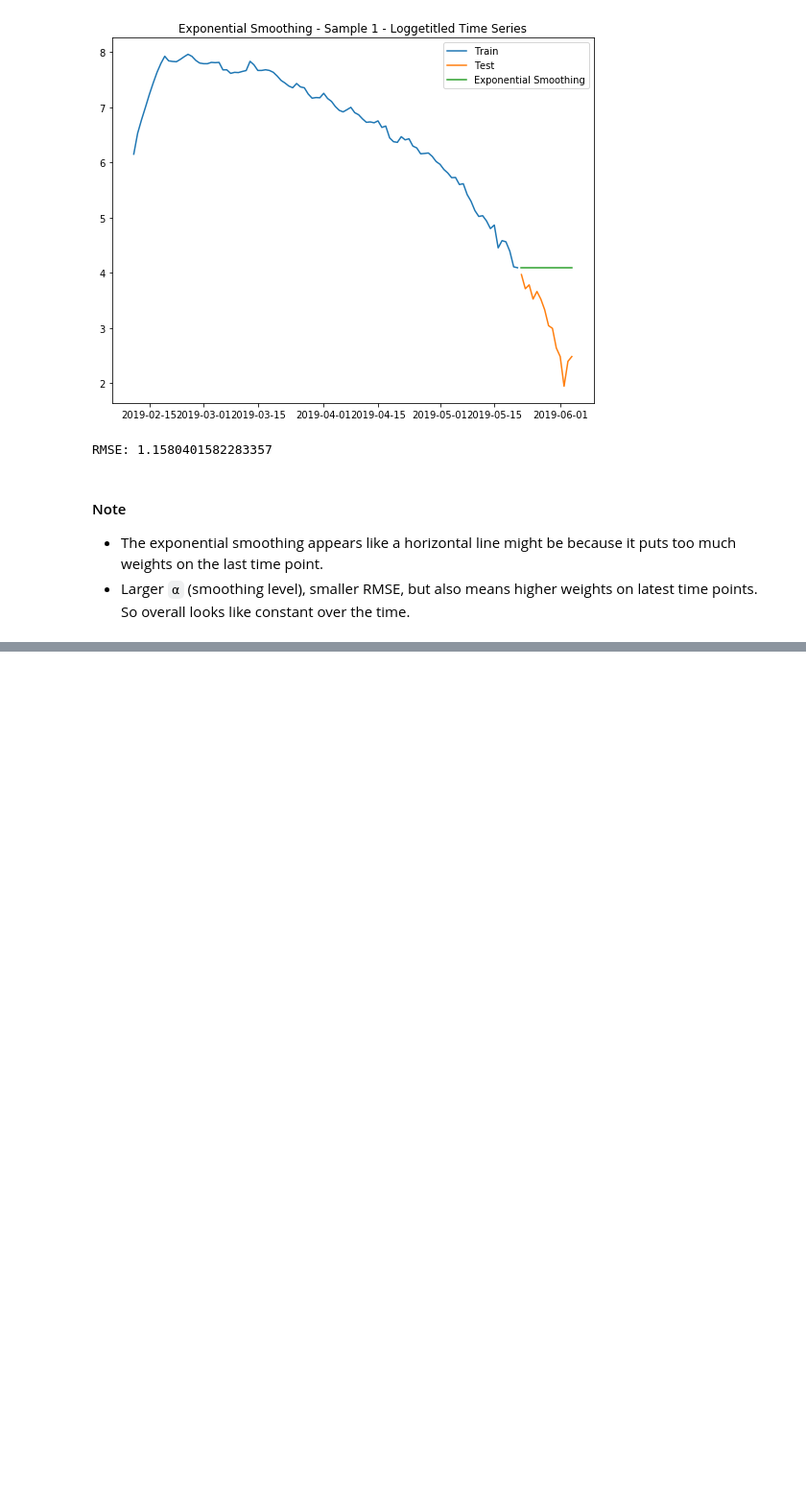
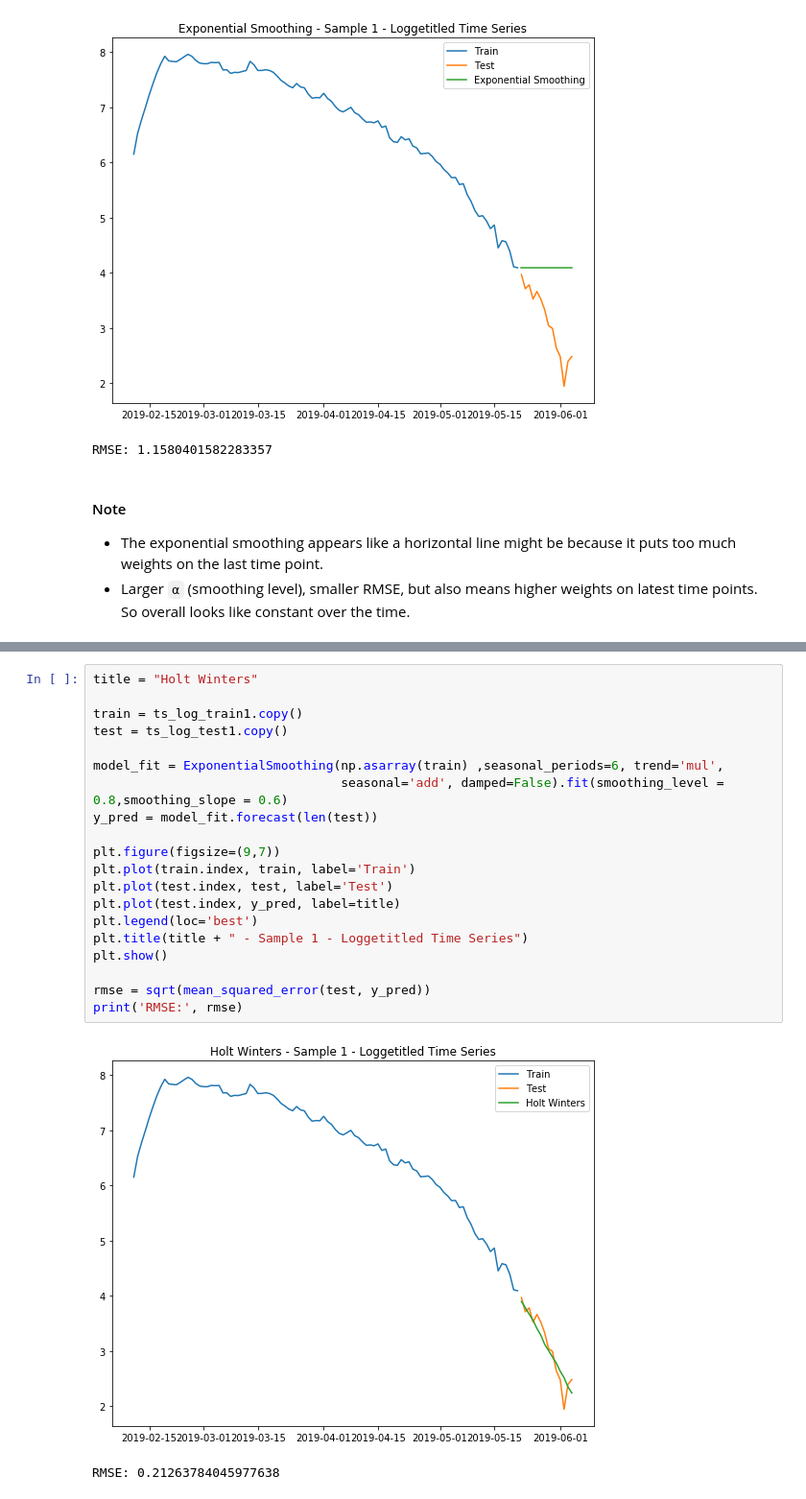
Before and after one commit to hanhanwu/Hanhan_Break_the_Limits, a Jupyter notebook: Bank_Fantasy/Golden_Bridge/forecast_experiemnts.ipynb, the cells around one changed output, grey strips where cells are left out. Shown at 96% size. Drawn from its saved outputs; the diff is of its cells as text; blank space fills up the shorter version.

```diff
--- a/Bank_Fantasy/Golden_Bridge/forecast_experiemnts.ipynb
+++ b/Bank_Fantasy/Golden_Bridge/forecast_experiemnts.ipynb
@@ -140,0 +187,23 @@ RMSE: 1.1580401582283357
+# %%
+title = "Holt Winters"
+
+train = ts_log_train1.copy()
+test = ts_log_test1.copy()
+
+model_fit = ExponentialSmoothing(np.asarray(train) ,seasonal_periods=6, trend='mul',
+                                 seasonal='add', damped=False).fit(smoothing_level = 0.8,smoothing_slope = 0.6)
+y_pred = model_fit.forecast(len(test))
+
+plt.figure(figsize=(9,7))
+plt.plot(train.index, train, label='Train')
+plt.plot(test.index, test, label='Test')
+plt.plot(test.index, y_pred, label=title)
+plt.legend(loc='best')
+plt.title(title + " - Sample 1 - Loggetitled Time Series")
+plt.show()
+
+rmse = sqrt(mean_squared_error(test, y_pred))
+print('RMSE:', rmse)
+# %% [output]
+[figure, added]
+RMSE: 0.21263784045977638
```
Also changed, not shown: parts of 13 cells of this notebook.
